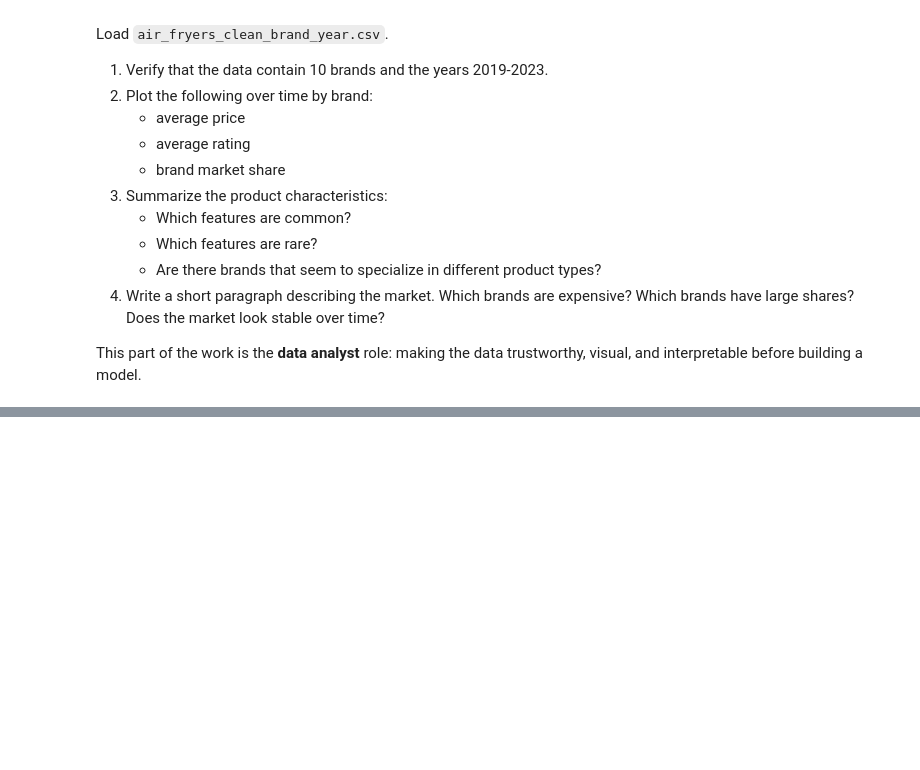
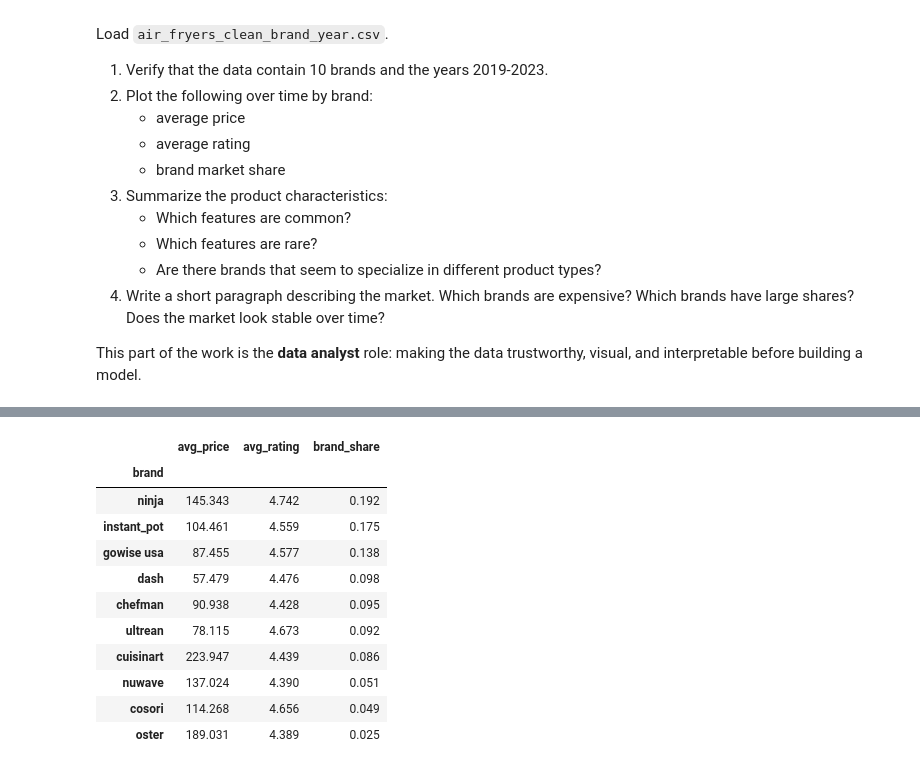
Before and after one commit to shalmalirao/ds3001-project1, a Jupyter notebook: Project2/data_analyst.ipynb, the cells around one changed output, grey strips where cells are left out. Cells and saved outputs as stored; diff of their text form; code cells hidden in the pictures; blank space fills up the shorter version.

```diff
--- a/Project2/data_analyst.ipynb
+++ b/Project2/data_analyst.ipynb
@@ -124,0 +162,15 @@ Quality vs. Competition: Because Average Ratings are consistently high ($4.3$
+# %%
+df.groupby('brand')[['avg_price', 'avg_rating', 'brand_share']].mean().round(3).sort_values('brand_share', ascending=False)
+# %% [output]
+|  | avg_price | avg_rating | brand_share |
+| brand |  |  |  |
+| ninja | 145.343 | 4.742 | 0.192 |
+| instant_pot | 104.461 | 4.559 | 0.175 |
+| gowise usa | 87.455 | 4.577 | 0.138 |
+| dash | 57.479 | 4.476 | 0.098 |
+| chefman | 90.938 | 4.428 | 0.095 |
+| ultrean | 78.115 | 4.673 | 0.092 |
+| cuisinart | 223.947 | 4.439 | 0.086 |
+| nuwave | 137.024 | 4.390 | 0.051 |
+| cosori | 114.268 | 4.656 | 0.049 |
+| oster | 189.031 | 4.389 | 0.025 |
```
Also changed, not shown: parts of 13 cells of this notebook.
